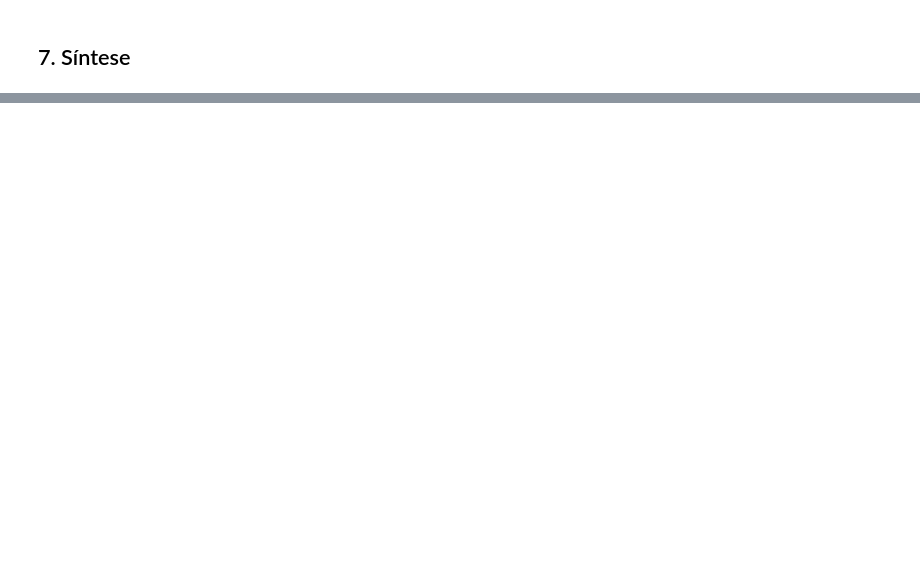
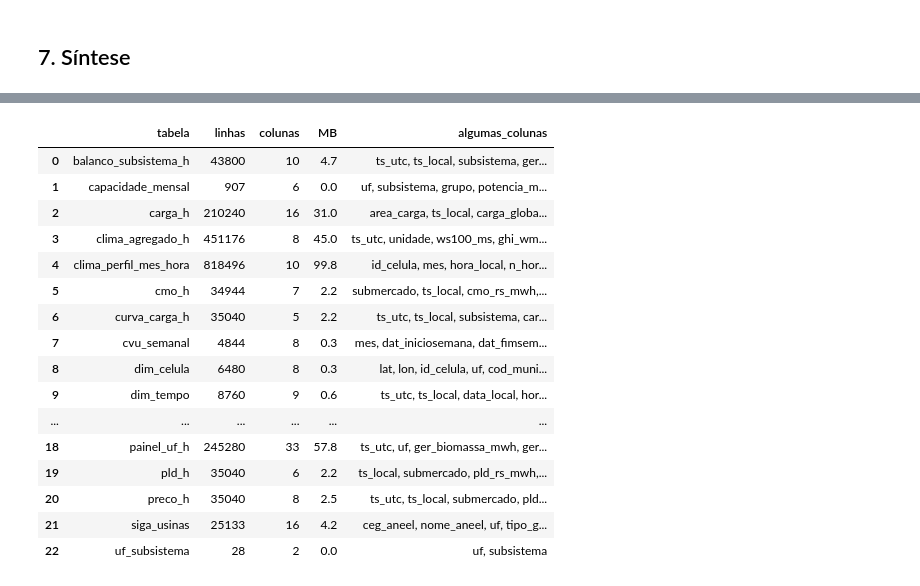
Before and after one commit to AndreBarcellosCouto/renovaveisbrasil-ICD, a Jupyter notebook: notebooks/analise_locais_2025.ipynb, the cells around one changed output, grey strips where cells are left out. Drawn from its saved outputs; the diff is of its cells as text; code cells hidden in the pictures; blank space fills up the shorter version.

```diff
--- a/notebooks/analise_locais_2025.ipynb
+++ b/notebooks/analise_locais_2025.ipynb
@@ -408,0 +632,27 @@ print(f'\nArquivos gravados em {OUT}:', sorted(os.listdir(OUT)))
+# %%
+resumo = []
+for f in sorted(os.listdir(D)):
+    df = pd.read_csv(f'{D}/{f}', nrows=5)
+    n = sum(1 for _ in open(f'{D}/{f}')) - 1
+    resumo.append(dict(tabela=f.replace('.csv', ''), linhas=n, colunas=df.shape[1],
+                       MB=round(os.path.getsize(f'{D}/{f}') / 1e6, 1),
+                       algumas_colunas=', '.join(df.columns[:6])))
+display(pd.DataFrame(resumo))
+# %% [output]
+|  | tabela | linhas | colunas | MB | algumas_colunas |
+| 0 | balanco_subsistema_h | 43800 | 10 | 4.7 | ts_utc, ts_local, subsistema, ger... |
+| 1 | capacidade_mensal | 907 | 6 | 0.0 | uf, subsistema, grupo, potencia_m... |
+| 2 | carga_h | 210240 | 16 | 31.0 | area_carga, ts_local, carga_globa... |
+| 3 | clima_agregado_h | 451176 | 8 | 45.0 | ts_utc, unidade, ws100_ms, ghi_wm... |
+| 4 | clima_perfil_mes_hora | 818496 | 10 | 99.8 | id_celula, mes, hora_local, n_hor... |
+| 5 | cmo_h | 34944 | 7 | 2.2 | submercado, ts_local, cmo_rs_mwh,... |
+| 6 | curva_carga_h | 35040 | 5 | 2.2 | ts_utc, ts_local, subsistema, car... |
+| 7 | cvu_semanal | 4844 | 8 | 0.3 | mes, dat_iniciosemana, dat_fimsem... |
+| 8 | dim_celula | 6480 | 8 | 0.3 | lat, lon, id_celula, uf, cod_muni... |
+| 9 | dim_tempo | 8760 | 9 | 0.6 | ts_utc, ts_local, data_local, hor... |
+| ... | ... | ... | ... | ... | ... |
+| 18 | painel_uf_h | 245280 | 33 | 57.8 | ts_utc, uf, ger_biomassa_mwh, ger... |
+| 19 | pld_h | 35040 | 6 | 2.2 | ts_local, submercado, pld_rs_mwh,... |
+| 20 | preco_h | 35040 | 8 | 2.5 | ts_utc, ts_local, submercado, pld... |
+| 21 | siga_usinas | 25133 | 16 | 4.2 | ceg_aneel, nome_aneel, uf, tipo_g... |
+| 22 | uf_subsistema | 28 | 2 | 0.0 | uf, subsistema |
```
Also changed, not shown: parts of 19 cells of this notebook.
